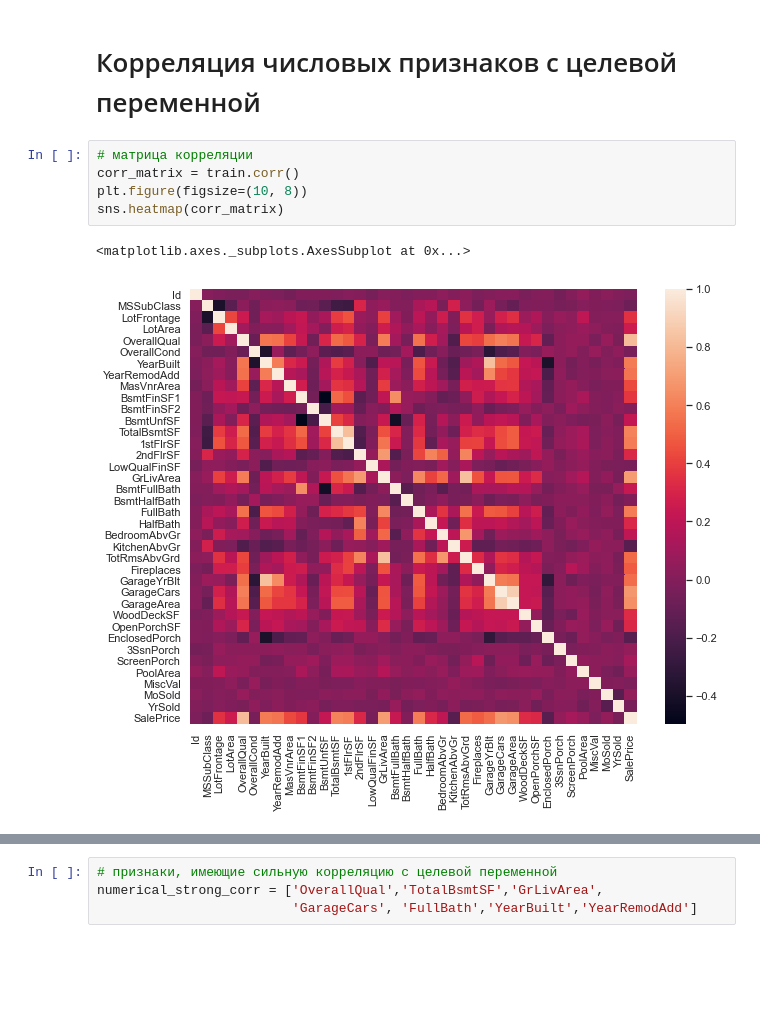
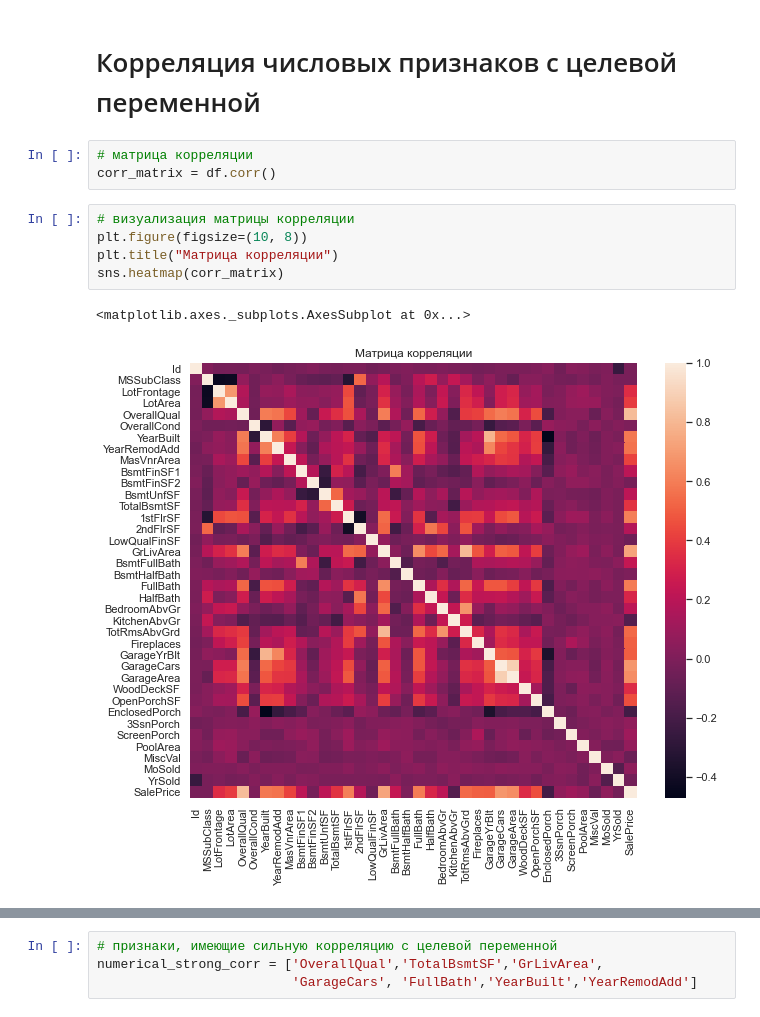
Before and after one commit to Neoxenr/machine-learning, a Jupyter notebook: competition/6_competition.ipynb, the cells around one changed output, grey strips where cells are left out. Saved outputs shown, nothing was run; the diff lists cells and outputs as text; blank space fills up the shorter version.

```diff
--- a/competition/6_competition.ipynb
+++ b/competition/6_competition.ipynb
@@ -297,14 +291,17 @@ for feature in high_skewness_features.index:
     df[feature] = np.log1p(df[feature])
 # %% [markdown]
 # Корреляция числовых признаков с целевой переменной
+# %%
+# матрица корреляции
+corr_matrix = df.corr()
 # %%
-# матрица корреляции
-corr_matrix = train.corr()
+# визуализация матрицы корреляции
 plt.figure(figsize=(10, 8))
+plt.title("Матрица корреляции")
 sns.heatmap(corr_matrix)
 # %% [output]
 <matplotlib.axes._subplots.AxesSubplot at 0x...>
-[figure, old version]
+[figure, new version]
 # %%
 # коэффициенты корреляции с целевой переменной
 corr_matrix['SalePrice'].sort_values(ascending=False)
```
Also changed, not shown: parts of 27 cells of this notebook.
